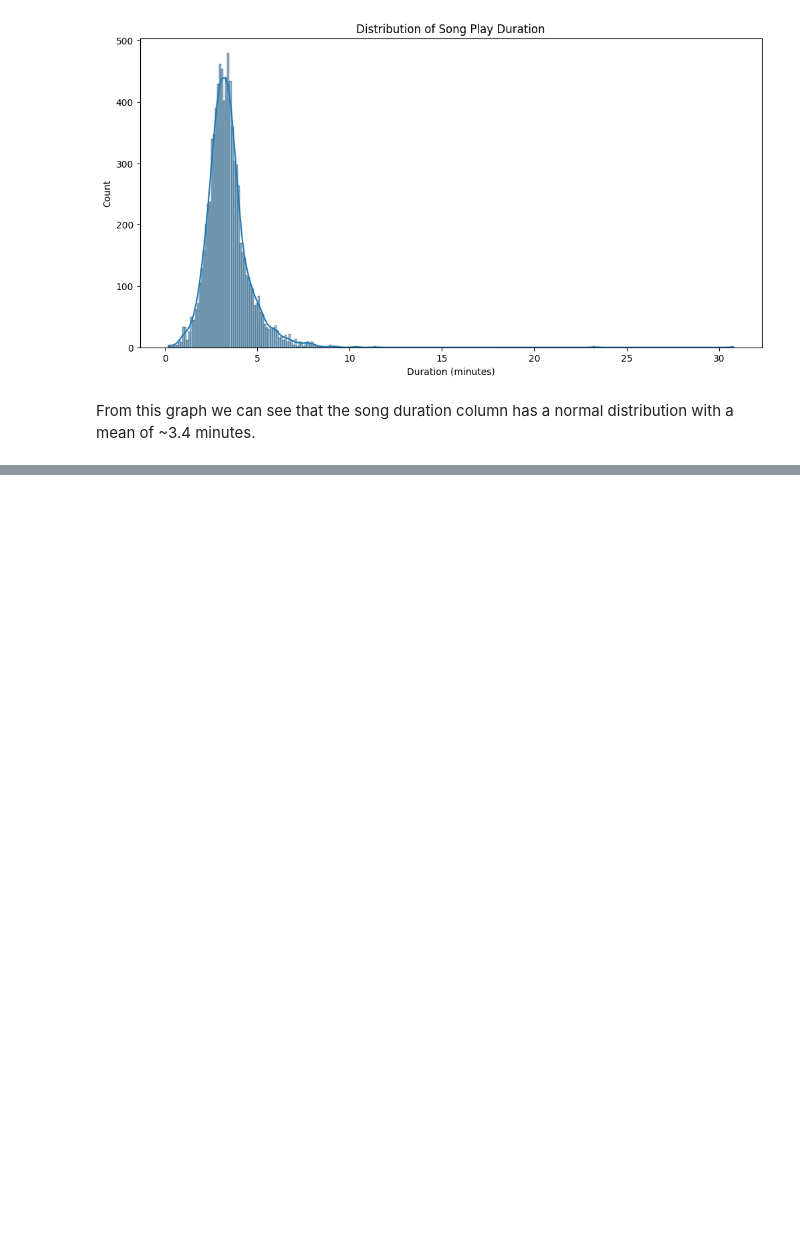
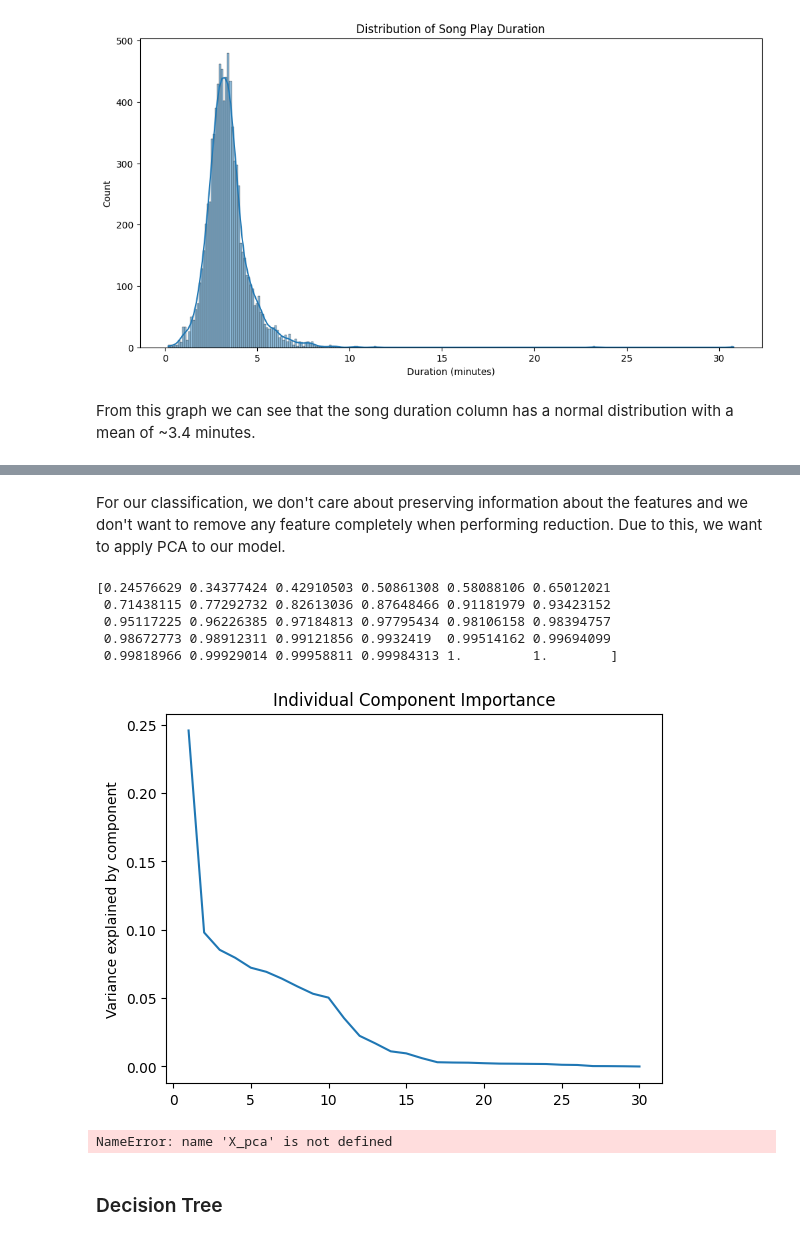
Before and after one commit to AtharvUmap/song_recommendation_model, a Jupyter notebook: song_rec.ipynb, the cells around one changed output, grey strips where cells are left out. Cells and saved outputs as stored; diff of their text form; code cells hidden in the pictures; blank space fills up the shorter version.

Commit message:
applied one_hot_encoding and pca to data

```diff
--- a/song_rec.ipynb
+++ b/song_rec.ipynb
@@ -402,0 +415,26 @@ From this graph we can see that the song duration column has a normal distributi
+# %%
+#CREATE THE DATA GENERATION PROCESS
+#Temporary Dataset:
+classifying_columns = ['msPlayed', 'danceability', 'energy', 'key', 'loudness', 'mode',
+                    'valence', 'duration_ms', 'tempo', 'speechiness', 'instrumentalness', 'acousticness', 'liveness']
+
+
+#Step 1: Standardize the Data
+scaler = StandardScaler()
+X_std = pd.DataFrame(scaler.fit_transform(df[classifying_columns]), columns = classifying_columns) #Change X to be our actual data
+
+
+# #Perform One Hot Encoding on the genres
+df_temp = df_genre_grouped
+encoder = OneHotEncoder(sparse_output=False)
+encoded = encoder.fit_transform(df_genre[['mapped_genre']])
+X_encoded = pd.DataFrame(encoded, columns=encoder.categories_[0])
+df_final = df_temp.drop('genre', axis=1)
+df_final = pd.concat([X_std, X_encoded], axis=1)
+
+X = df_final.dropna()
+
+Y = np.random.randint(0, 2, size=len(X))
+print(X.shape)
+print(Y.shape)
+display(X)
@@ -402,0 +457,29 @@ From this graph we can see that the song duration column has a normal distributi
+# %% [markdown]
+For our classification, we don't care about preserving information about the features and we don't want to remove any feature completely when performing reduction. Due to this, we want to apply PCA to our model.
+# %%
+#Step 2: Applying PCA
+pca = PCA()
+X_pca = pca.fit_transform(X)
+variance_exp = pca.explained_variance_ratio_
+
+plt.plot(range(1, len(variance_exp) + 1), variance_exp)
+plt.ylabel('Variance explained by component')
+plt.title('Individual Component Importance')
+
+
+print(np.cumsum(variance_exp))
+#Need to check the optimal amount of features and then remove that amount
+# %% [output]
+[0.24576629 0.34377424 0.42910503 0.50861308 0.58088106 0.65012021
+ 0.71438115 0.77292732 0.82613036 0.87648466 0.91181979 0.93423152
+ 0.95117225 0.96226385 0.97184813 0.97795434 0.98106158 0.98394757
+ 0.98672773 0.98912311 0.99121856 0.9932419  0.99514162 0.99694099
+ 0.99818966 0.99929014 0.99958811 0.99984313 1.         1.        ]
+[figure, added]
+# %%
+#Split our data into training and testing data
+X_train, X_test, y_train, y_test = train_test_split(X_pca, y, test_size=0.2)
+# %% [output]
+NameError: name 'X_pca' is not defined
+# %% [markdown]
+### Decision Tree
```
Also changed, not shown: parts of 7 cells of this notebook.
